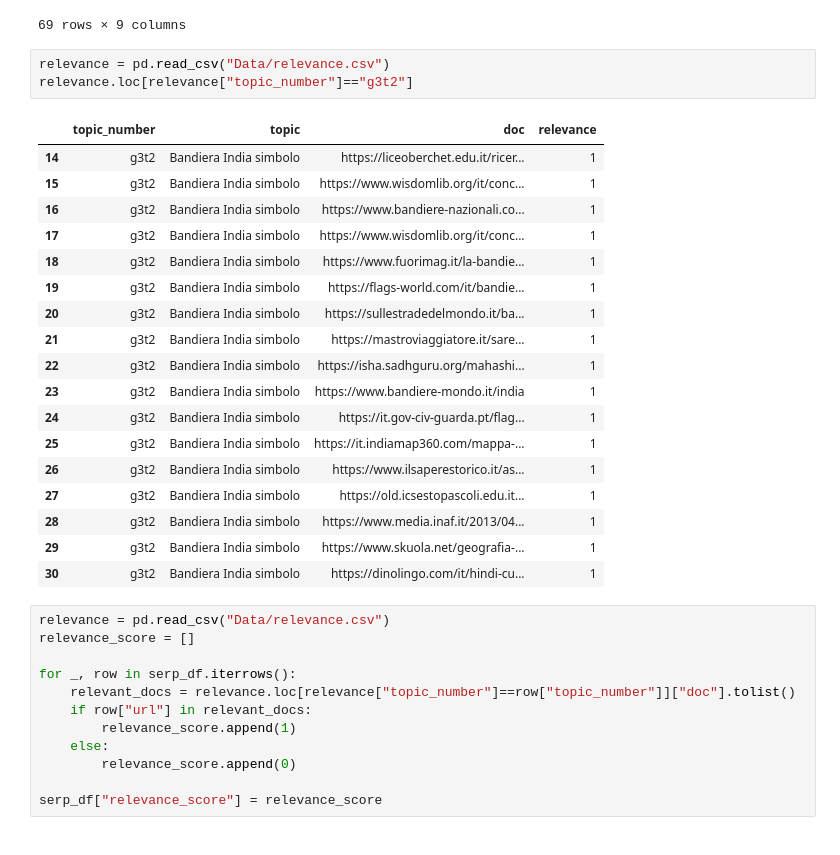
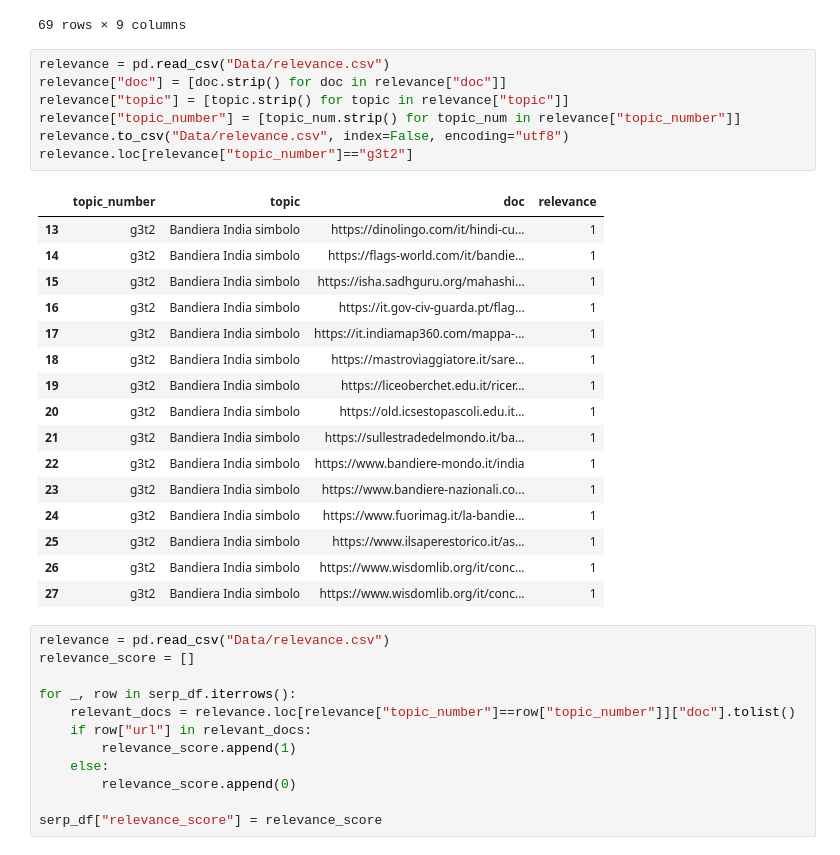
Before and after one commit to SOLandChildren/CHIIR27_LogAnalysis, a Jupyter notebook: dataset_creation.ipynb, the cells around one changed output. Cells and saved outputs as stored; diff of their text form.

Commit message:
Fixed relevance annotations and computed navigation efficiency

```diff
--- a/dataset_creation.ipynb
+++ b/dataset_creation.ipynb
@@ -448,26 +448,28 @@ serp_df.loc[(serp_df["uid"]==4)]
 69 rows × 9 columns
 # %%
 relevance = pd.read_csv("Data/relevance.csv")
+relevance["doc"] = [doc.strip() for doc in relevance["doc"]]
+relevance["topic"] = [topic.strip() for topic in relevance["topic"]]
+relevance["topic_number"] = [topic_num.strip() for topic_num in relevance["topic_number"]]
+relevance.to_csv("Data/relevance.csv", index=False, encoding="utf8")
 relevance.loc[relevance["topic_number"]=="g3t2"]
 # %% [output]
 |  | topic_number | topic | doc | relevance |
-| 14 | g3t2 | Bandiera India simbolo | https://liceoberchet.edu.it/ricer... | 1 |
-| 15 | g3t2 | Bandiera India simbolo | https://www.wisdomlib.org/it/conc... | 1 |
-| 16 | g3t2 | Bandiera India simbolo | https://www.bandiere-nazionali.co... | 1 |
-| 17 | g3t2 | Bandiera India simbolo | https://www.wisdomlib.org/it/conc... | 1 |
-| 18 | g3t2 | Bandiera India simbolo | https://www.fuorimag.it/la-bandie... | 1 |
-| 19 | g3t2 | Bandiera India simbolo | https://flags-world.com/it/bandie... | 1 |
-| 20 | g3t2 | Bandiera India simbolo | https://sullestradedelmondo.it/ba... | 1 |
-| 21 | g3t2 | Bandiera India simbolo | https://mastroviaggiatore.it/sare... | 1 |
-| 22 | g3t2 | Bandiera India simbolo | https://isha.sadhguru.org/mahashi... | 1 |
-| 23 | g3t2 | Bandiera India simbolo | https://www.bandiere-mondo.it/india | 1 |
-| 24 | g3t2 | Bandiera India simbolo | https://it.gov-civ-guarda.pt/flag... | 1 |
-| 25 | g3t2 | Bandiera India simbolo | https://it.indiamap360.com/mappa-... | 1 |
-| 26 | g3t2 | Bandiera India simbolo | https://www.ilsaperestorico.it/as... | 1 |
-| 27 | g3t2 | Bandiera India simbolo | https://old.icsestopascoli.edu.it... | 1 |
-| 28 | g3t2 | Bandiera India simbolo | https://www.media.inaf.it/2013/04... | 1 |
-| 29 | g3t2 | Bandiera India simbolo | https://www.skuola.net/geografia-... | 1 |
-| 30 | g3t2 | Bandiera India simbolo | https://dinolingo.com/it/hindi-cu... | 1 |
+| 13 | g3t2 | Bandiera India simbolo | https://dinolingo.com/it/hindi-cu... | 1 |
+| 14 | g3t2 | Bandiera India simbolo | https://flags-world.com/it/bandie... | 1 |
+| 15 | g3t2 | Bandiera India simbolo | https://isha.sadhguru.org/mahashi... | 1 |
+| 16 | g3t2 | Bandiera India simbolo | https://it.gov-civ-guarda.pt/flag... | 1 |
+| 17 | g3t2 | Bandiera India simbolo | https://it.indiamap360.com/mappa-... | 1 |
+| 18 | g3t2 | Bandiera India simbolo | https://mastroviaggiatore.it/sare... | 1 |
+| 19 | g3t2 | Bandiera India simbolo | https://liceoberchet.edu.it/ricer... | 1 |
+| 20 | g3t2 | Bandiera India simbolo | https://old.icsestopascoli.edu.it... | 1 |
+| 21 | g3t2 | Bandiera India simbolo | https://sullestradedelmondo.it/ba... | 1 |
+| 22 | g3t2 | Bandiera India simbolo | https://www.bandiere-mondo.it/india | 1 |
+| 23 | g3t2 | Bandiera India simbolo | https://www.bandiere-nazionali.co... | 1 |
+| 24 | g3t2 | Bandiera India simbolo | https://www.fuorimag.it/la-bandie... | 1 |
+| 25 | g3t2 | Bandiera India simbolo | https://www.ilsaperestorico.it/as... | 1 |
+| 26 | g3t2 | Bandiera India simbolo | https://www.wisdomlib.org/it/conc... | 1 |
+| 27 | g3t2 | Bandiera India simbolo | https://www.wisdomlib.org/it/conc... | 1 |
 # %%
 relevance = pd.read_csv("Data/relevance.csv")
 relevance_score = []
```
Also changed, not shown: parts of 4 cells of this notebook, 9 other files.
